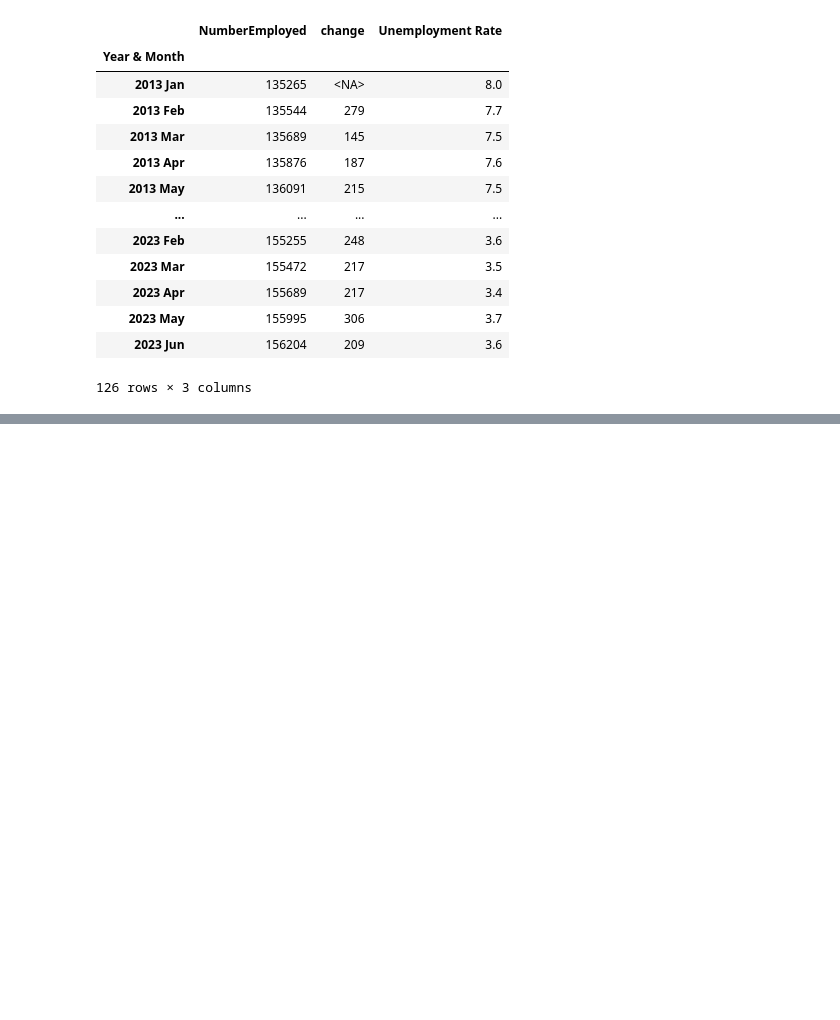
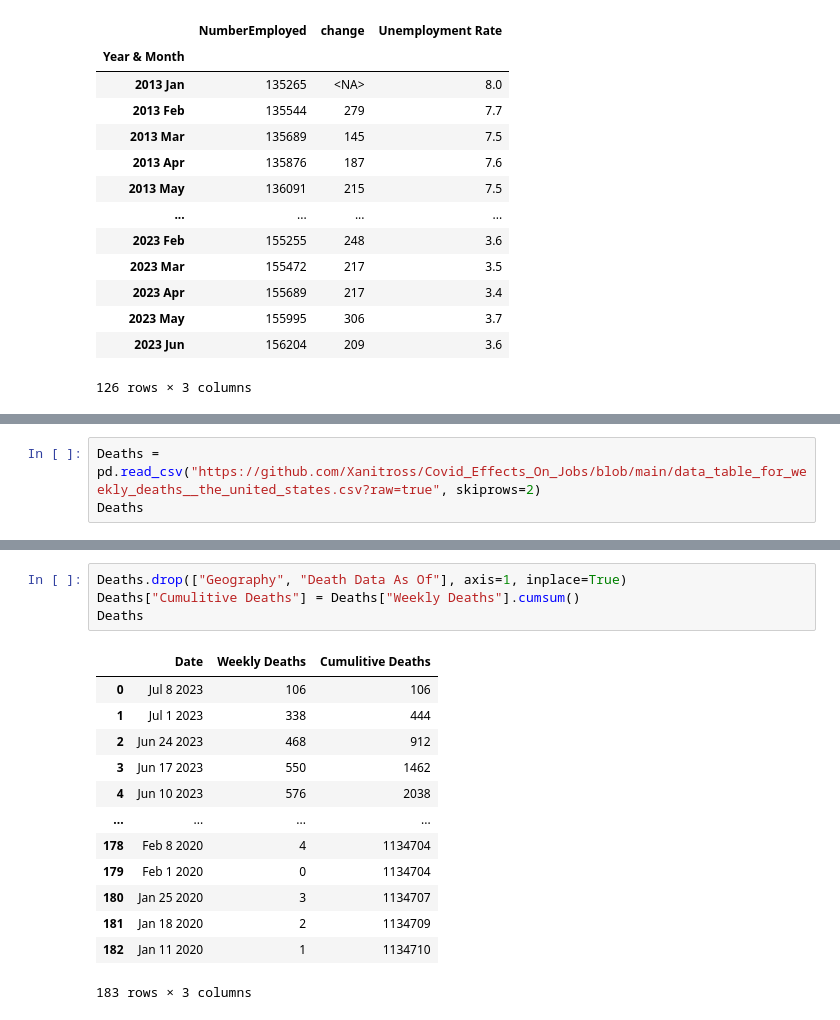
Before and after one commit to Xanitross/Covid_Effects_On_Jobs, a Jupyter notebook: Covid_Effects_On_Jobs.ipynb, the cells around one changed output, grey strips where cells are left out. Saved outputs shown, nothing was run; the diff lists cells and outputs as text; blank space fills up the shorter version.

```diff
--- a/Covid_Effects_On_Jobs.ipynb
+++ b/Covid_Effects_On_Jobs.ipynb
@@ -322,0 +314,3 @@ df
+# %%
+Deaths = pd.read_csv("https://github.com/Xanitross/Covid_Effects_On_Jobs/blob/main/data_table_for_weekly_deaths__the_united_states.csv?raw=true", skiprows=2)
+Deaths
@@ -322,0 +351,18 @@ df
+# %%
+Deaths.drop(["Geography", "Death Data As Of"], axis=1, inplace=True)
+Deaths["Cumulitive Deaths"] = Deaths["Weekly Deaths"].cumsum()
+Deaths
+# %% [output]
+|  | Date | Weekly Deaths | Cumulitive Deaths |
+| 0 | Jul 8 2023 | 106 | 106 |
+| 1 | Jul 1 2023 | 338 | 444 |
+| 2 | Jun 24 2023 | 468 | 912 |
+| 3 | Jun 17 2023 | 550 | 1462 |
+| 4 | Jun 10 2023 | 576 | 2038 |
+| ... | ... | ... | ... |
+| 178 | Feb 8 2020 | 4 | 1134704 |
+| 179 | Feb 1 2020 | 0 | 1134704 |
+| 180 | Jan 25 2020 | 3 | 1134707 |
+| 181 | Jan 18 2020 | 2 | 1134709 |
+| 182 | Jan 11 2020 | 1 | 1134710 |
+183 rows × 3 columns
```
Also changed, not shown: parts of 10 cells of this notebook.
